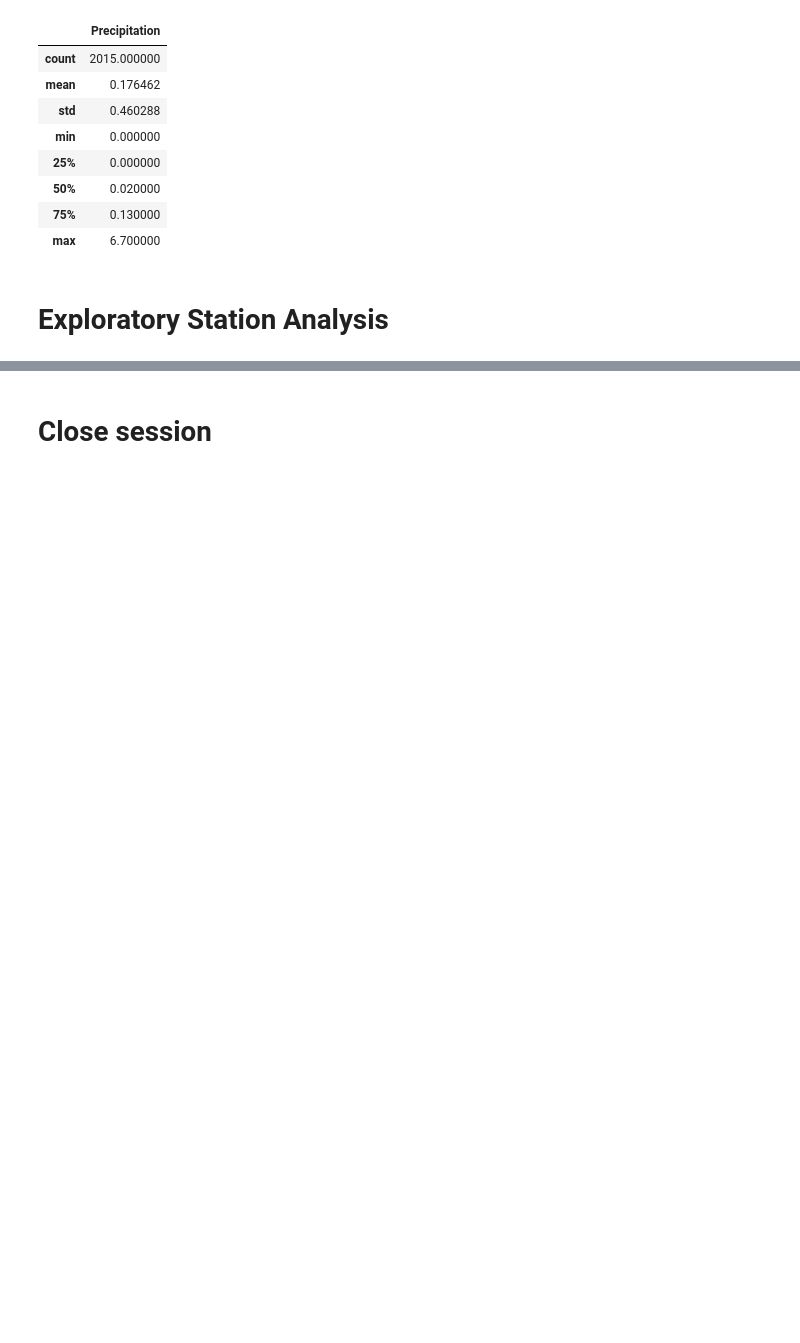
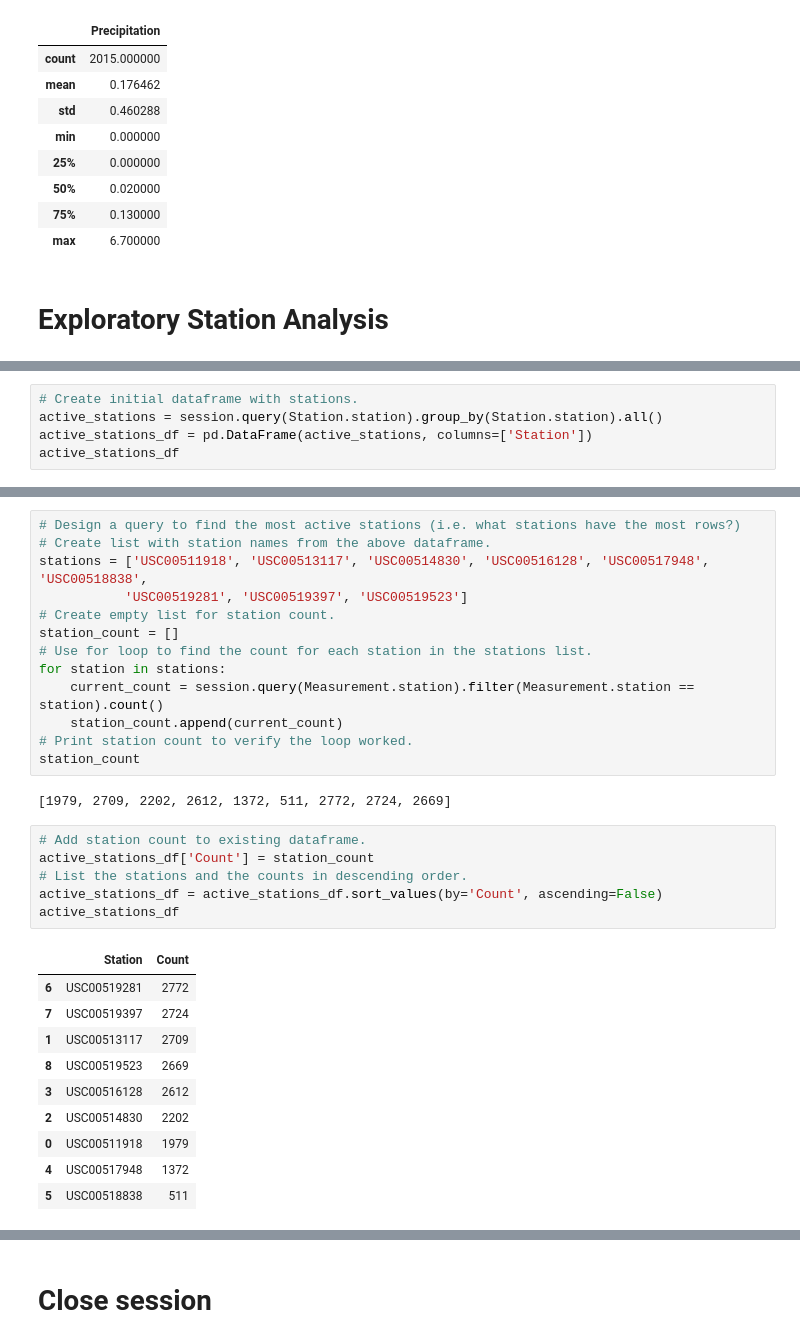
Before and after one commit to atvarvel/sqlalchemy-challenge, a Jupyter notebook: climate_analysis.ipynb, the cells around one changed output, grey strips where cells are left out. Drawn from its saved outputs; the diff is of its cells as text; blank space fills up the shorter version.

```diff
--- a/climate_analysis.ipynb
+++ b/climate_analysis.ipynb
@@ -98,0 +112,5 @@ precip_df.describe()
+# %%
+# Create initial dataframe with stations.
+active_stations = session.query(Station.station).group_by(Station.station).all()
+active_stations_df = pd.DataFrame(active_stations, columns=['Station'])
+active_stations_df
@@ -99,2 +128,34 @@ precip_df.describe()
+# %%
+# Design a query to find the most active stations (i.e. what stations have the most rows?)
+# Create list with station names from the above dataframe.
+stations = ['USC00511918', 'USC00513117', 'USC00514830', 'USC00516128', 'USC00517948', 'USC00518838',
+           'USC00519281', 'USC00519397', 'USC00519523']
+# Create empty list for station count.
+station_count = []
+# Use for loop to find the count for each station in the stations list.
+for station in stations:
+    current_count = session.query(Measurement.station).filter(Measurement.station == station).count()
+    station_count.append(current_count)
+# Print station count to verify the loop worked.
+station_count
+# %% [output]
+[1979, 2709, 2202, 2612, 1372, 511, 2772, 2724, 2669]
+# %%
+# Add station count to existing dataframe.
+active_stations_df['Count'] = station_count
+# List the stations and the counts in descending order.
+active_stations_df = active_stations_df.sort_values(by='Count', ascending=False)
+active_stations_df
+# %% [output]
+|  | Station | Count |
+| 6 | USC00519281 | 2772 |
+| 7 | USC00519397 | 2724 |
+| 1 | USC00513117 | 2709 |
+| 8 | USC00519523 | 2669 |
+| 3 | USC00516128 | 2612 |
+| 2 | USC00514830 | 2202 |
+| 0 | USC00511918 | 1979 |
+| 4 | USC00517948 | 1372 |
+| 5 | USC00518838 | 511 |
 # %%
 # Using the most active station id from the previous query, calculate the lowest, highest, and average temperature.
```
Also changed, not shown: parts of 9 cells of this notebook.
